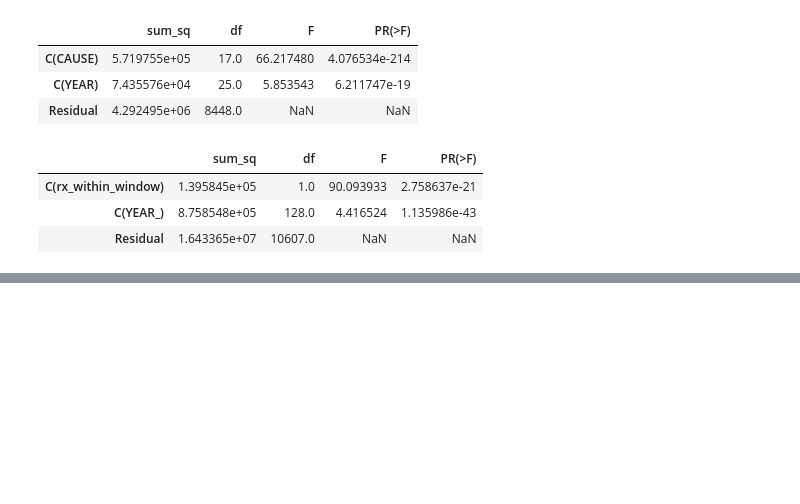
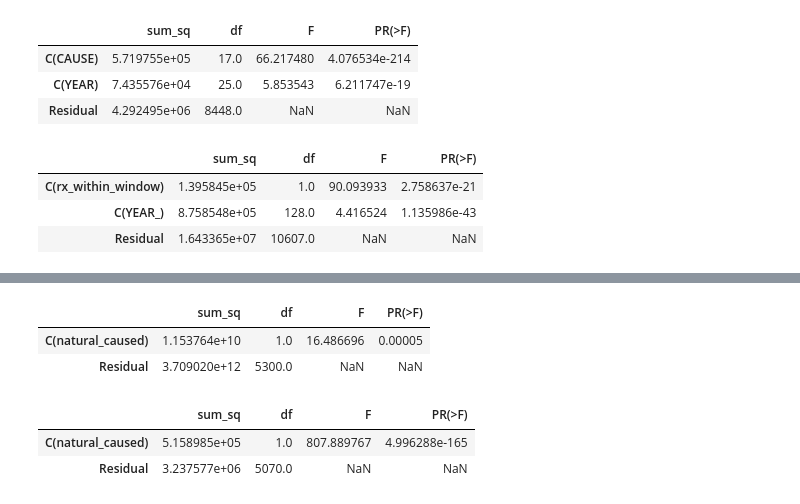
Before and after one commit to elwoodruff/NowellWernerWoodruff, a Jupyter notebook: scripts/dataanalysis.ipynb, the cells around one changed output, grey strips where cells are left out. Cells and saved outputs as stored; diff of their text form; code cells hidden in the pictures; blank space fills up the shorter version.

```diff
--- a/scripts/dataanalysis.ipynb
+++ b/scripts/dataanalysis.ipynb
@@ -356,0 +412,16 @@ anova_rx_duration
+# %%
+model_summary = ols('GIS_ACRES ~ C(natural_caused)', data=fire25_known).fit()
+anova_summary = sm.stats.anova_lm(model_summary, typ=2)
+anova_summary
+# %% [output]
+|  | sum_sq | df | F | PR(>F) |
+| C(natural_caused) | 1.153764e+10 | 1.0 | 16.486696 | 0.00005 |
+| Residual | 3.709020e+12 | 5300.0 | NaN | NaN |
+# %%
+model_summary_duration = ols('duration ~ C(natural_caused)', data=fire25_known).fit()
+anova_duration_summary = sm.stats.anova_lm(model_summary_duration, typ=2)
+anova_duration_summary
+# %% [output]
+|  | sum_sq | df | F | PR(>F) |
+| C(natural_caused) | 5.158985e+05 | 1.0 | 807.889767 | 4.996288e-165 |
+| Residual | 3.237577e+06 | 5070.0 | NaN | NaN |
```
Also changed, not shown: parts of 7 cells of this notebook.
